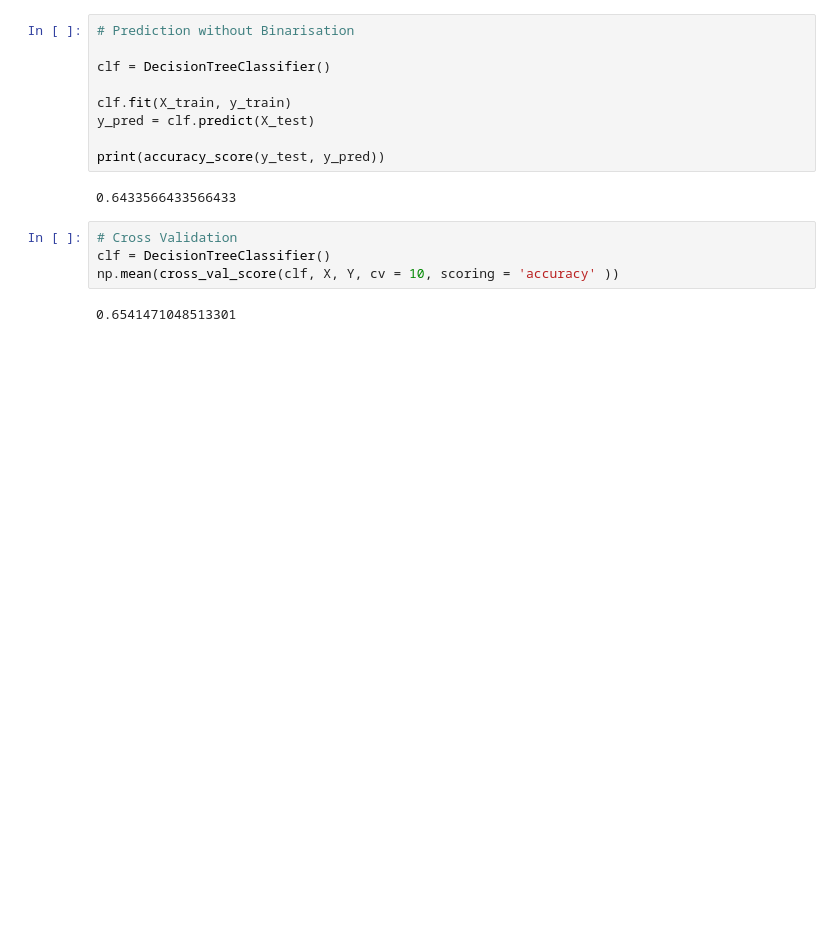
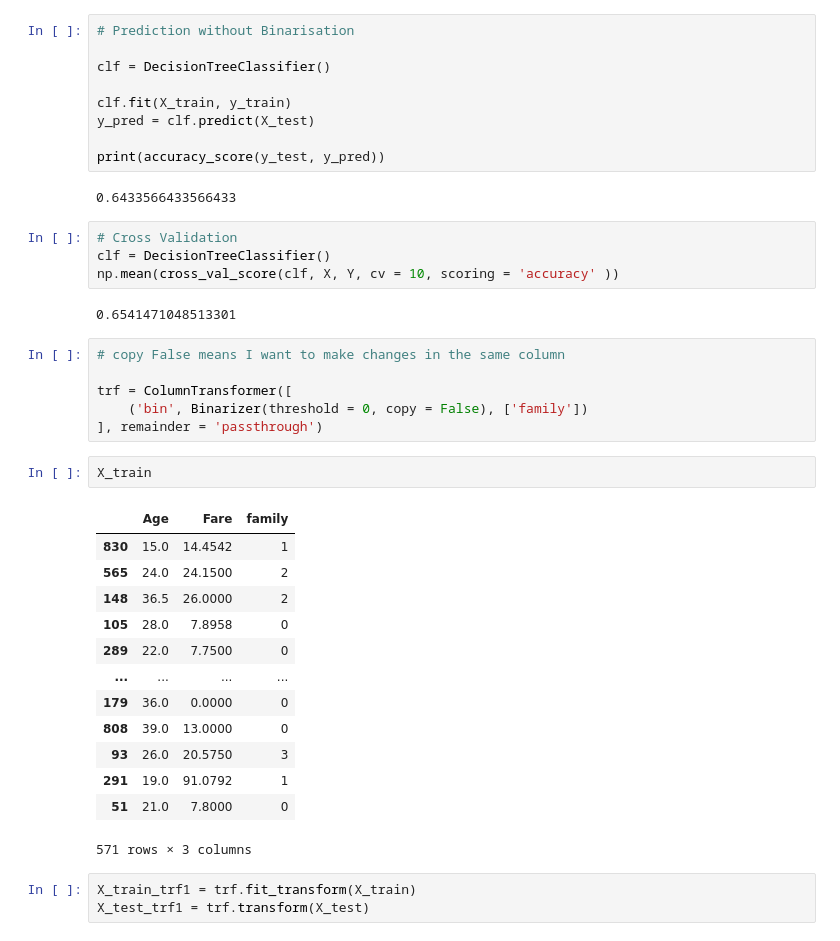
Before and after one commit to MitVinay/Machine-Learning, a Jupyter notebook: Feature-Engineering/Feature-transformation/Encoding-Numerical-Features/Encoding_Numerical_data.ipynb, the cells around one changed output. Saved outputs shown, nothing was run; the diff lists cells and outputs as text; blank space fills up the shorter version.

```diff
--- a/Feature-Engineering/Feature-transformation/Encoding-Numerical-Features/Encoding_Numerical_data.ipynb
+++ b/Feature-Engineering/Feature-transformation/Encoding-Numerical-Features/Encoding_Numerical_data.ipynb
@@ -284,3 +373,28 @@ clf = DecisionTreeClassifier()
 np.mean(cross_val_score(clf, X, Y, cv = 10, scoring = 'accuracy' ))
 # %% [output]
 0.6541471048513301
+# %%
+# copy False means I want to make changes in the same column
+
+trf = ColumnTransformer([
+    ('bin', Binarizer(threshold = 0, copy = False), ['family'])
+], remainder = 'passthrough')
+# %%
+X_train
+# %% [output]
+|  | Age | Fare | family |
+| 830 | 15.0 | 14.4542 | 1 |
+| 565 | 24.0 | 24.1500 | 2 |
+| 148 | 36.5 | 26.0000 | 2 |
+| 105 | 28.0 | 7.8958 | 0 |
+| 289 | 22.0 | 7.7500 | 0 |
+| ... | ... | ... | ... |
+| 179 | 36.0 | 0.0000 | 0 |
+| 808 | 39.0 | 13.0000 | 0 |
+| 93 | 26.0 | 20.5750 | 3 |
+| 291 | 19.0 | 91.0792 | 1 |
+| 51 | 21.0 | 7.8000 | 0 |
+571 rows × 3 columns
+# %%
+X_train_trf1 = trf.fit_transform(X_train)
+X_test_trf1 = trf.transform(X_test)
```
Also changed, not shown: parts of 17 cells of this notebook.
